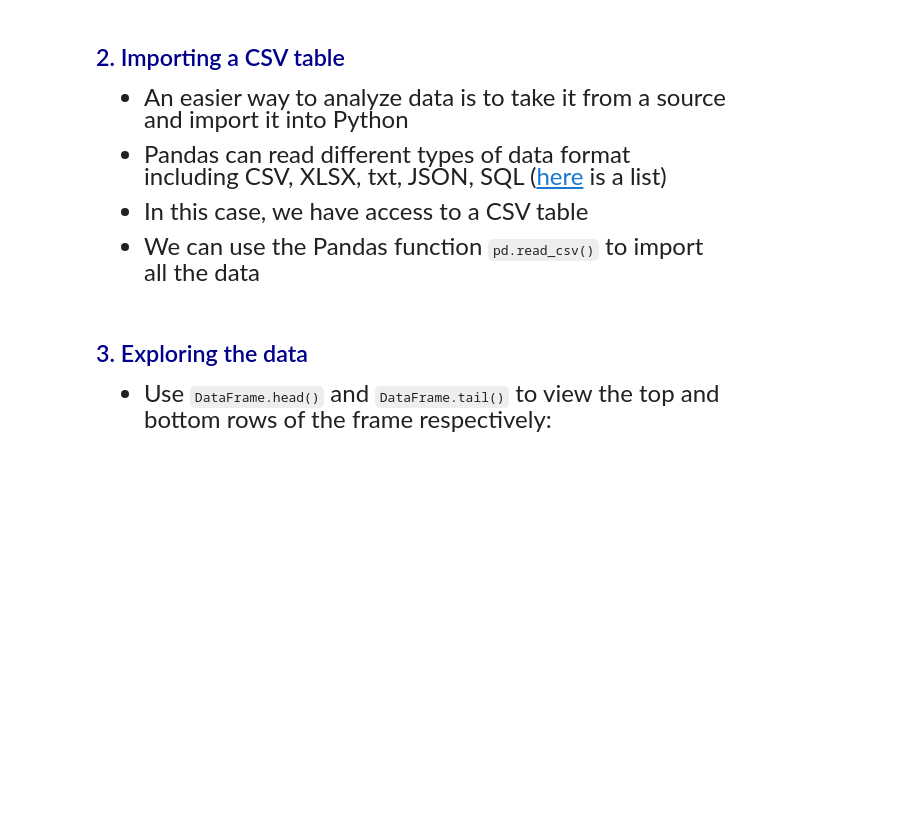
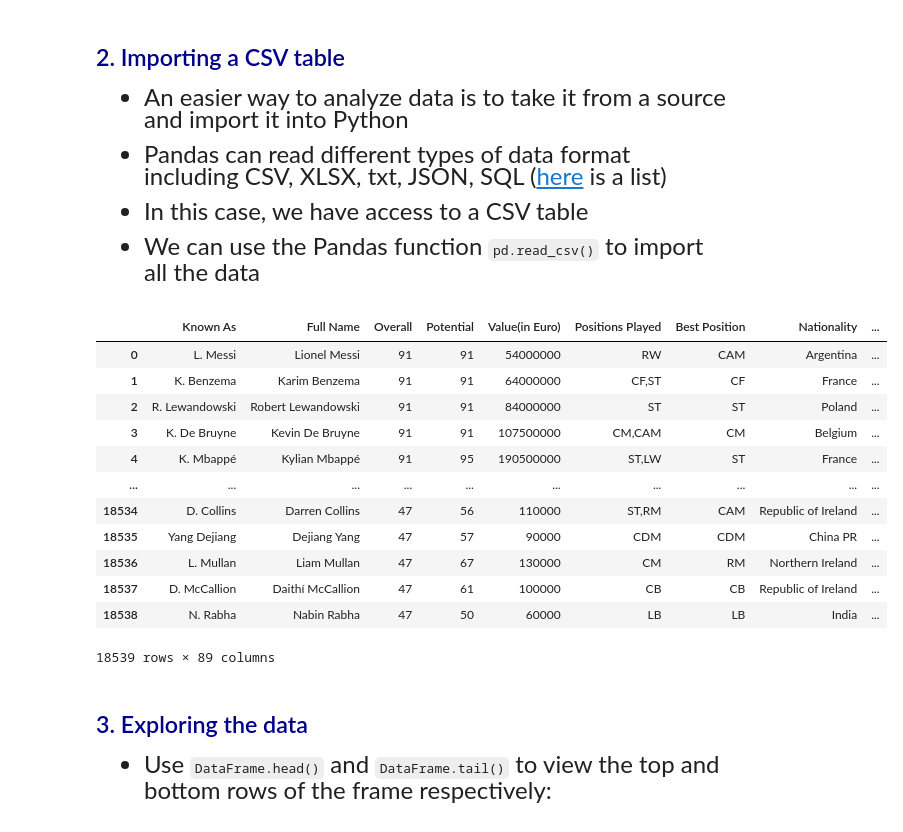
Before and after one commit to JE-Classrooms/qtm151-notes, a Jupyter notebook: Lecture12/lecture12.ipynb, the cells around one changed output. Cells and saved outputs as stored; diff of their text form; code cells hidden in the pictures; blank space fills up the shorter version.

````diff
--- a/Lecture12/lecture12.ipynb
+++ b/Lecture12/lecture12.ipynb
@@ -92,6 +119,24 @@ import pandas as pd
 - In this case, we have access to a CSV table
 
 - We can use the Pandas function ```pd.read_csv()``` to import all the data
+# %%
+fifa = pd.read_csv('fifa23_players.csv')
+# %%
+fifa
+# %% [output]
+|  | Known As | Full Name | Overall | Potential | Value(in Euro) | Positions Played | Best Position | Nationality | ... |
+| 0 | L. Messi | Lionel Messi | 91 | 91 | 54000000 | RW | CAM | Argentina | ... |
+| 1 | K. Benzema | Karim Benzema | 91 | 91 | 64000000 | CF,ST | CF | France | ... |
+| 2 | R. Lewandowski | Robert Lewandowski | 91 | 91 | 84000000 | ST | ST | Poland | ... |
+| 3 | K. De Bruyne | Kevin De Bruyne | 91 | 91 | 107500000 | CM,CAM | CM | Belgium | ... |
+| 4 | K. Mbappé | Kylian Mbappé | 91 | 95 | 190500000 | ST,LW | ST | France | ... |
+| ... | ... | ... | ... | ... | ... | ... | ... | ... | ... |
+| 18534 | D. Collins | Darren Collins | 47 | 56 | 110000 | ST,RM | CAM | Republic of Ireland | ... |
+| 18535 | Yang Dejiang | Dejiang Yang | 47 | 57 | 90000 | CDM | CDM | China PR | ... |
+| 18536 | L. Mullan | Liam Mullan | 47 | 67 | 130000 | CM | RM | Northern Ireland | ... |
+| 18537 | D. McCallion | Daithí McCallion | 47 | 61 | 100000 | CB | CB | Republic of Ireland | ... |
+| 18538 | N. Rabha | Nabin Rabha | 47 | 50 | 60000 | LB | LB | India | ... |
+18539 rows × 89 columns
 # %% [markdown]
 ## <span style="color:darkblue"> 3. Exploring the data </span>
 
````
Also changed, not shown: parts of 9 cells of this notebook, 2 other files.
